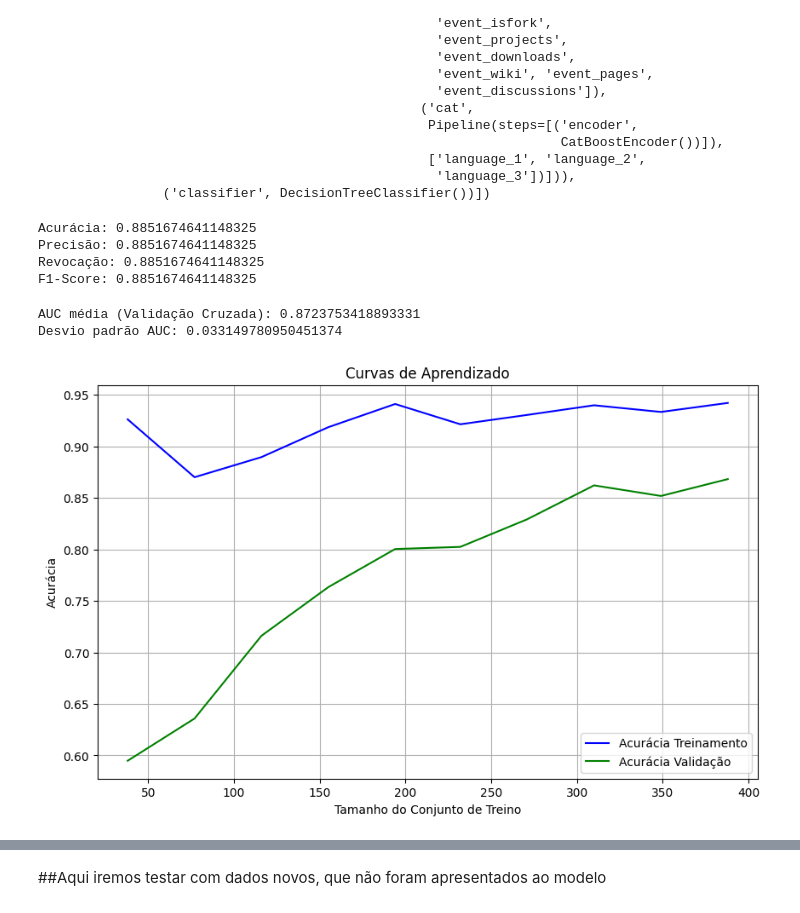
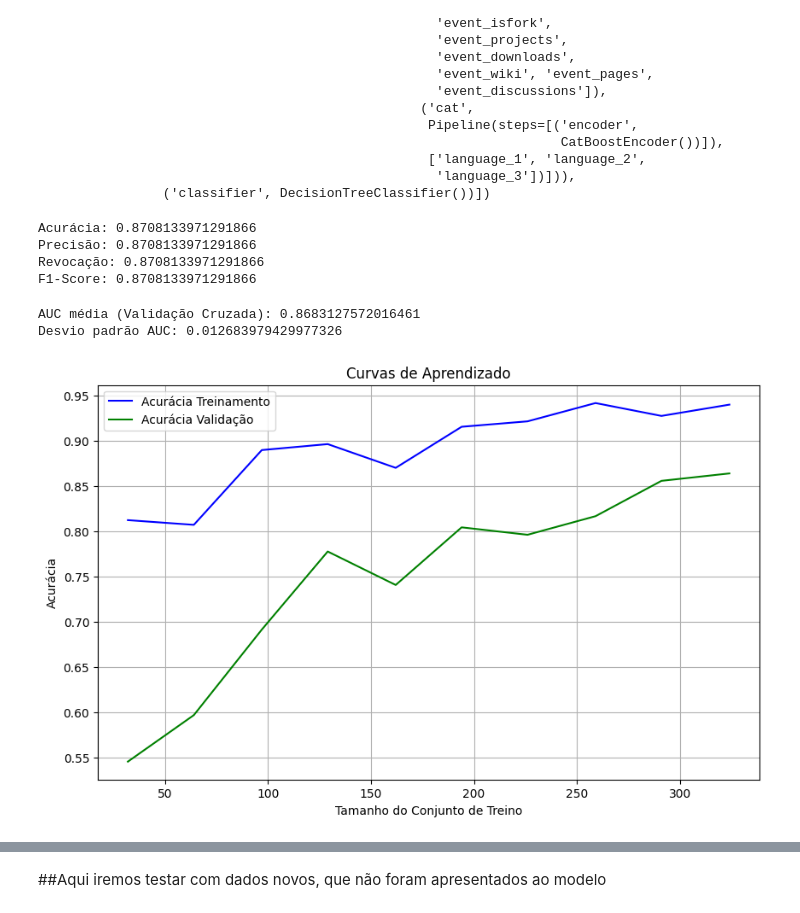
Before and after one commit to RedCanister/TC_GitHub, a Jupyter notebook: TC_Analysis/analysis.ipynb, the cells around one changed output, grey strips where cells are left out. Saved outputs shown, nothing was run; the diff lists cells and outputs as text; code cells hidden in the pictures.

Commit message:
Versão 1.0
Upload do código revisado. Adição de imagens e leve melhora no desempenho dos modelos.

```diff
--- a/TC_Analysis/analysis.ipynb
+++ b/TC_Analysis/analysis.ipynb
@@ -55,0 +30,8 @@ df = pd.read_csv('/content/drive/MyDrive/git_data.csv')
+# %%
+repo_path = os.path.dirname(os.path.abspath(os.getcwd()))
+data2_path = repo_path + r"\TC_Data\git_data2.csv"
+data1_path = repo_path + r"\TC_Data\git_data.csv"
+
+
+df = pd.read_csv(data1_path)
+df
@@ -422,18 +416,18 @@ print("Precisão:", precision)
 print("Revocação:", recall)
 print("F1-Score:", f1)
 # %% [output]
-Acurácia: 0.8851674641148325
-Precisão: 0.8851674641148325
-Revocação: 0.8851674641148325
-F1-Score: 0.8851674641148325
+Acurácia: 0.8708133971291866
+Precisão: 0.8708133971291866
+Revocação: 0.8708133971291866
+F1-Score: 0.8708133971291866
 # %%
 #Validação cruzada novamente
-scores = cross_val_score(pipeline, X_train, y_train, cv=5)
+scores = cross_val_score(pipeline, X_train, y_train, cv=3)
 print("AUC média (Validação Cruzada):", scores.mean())
 print("Desvio padrão AUC:", scores.std())
 # %% [output]
-AUC média (Validação Cruzada): 0.8723753418893331
-Desvio padrão AUC: 0.033149780950451374
+AUC média (Validação Cruzada): 0.8683127572016461
+Desvio padrão AUC: 0.012683979429977326
 # %%
 #Pra nossa surpresa o gráfico de curva de aprendizado estava melhor que o gráfico com os dados balanceados que será mostrado posteriormente.
 def plot_learning_curve(model, X, y, cv=5):
@@ -452,9 +446,9 @@ def plot_learning_curve(model, X, y, cv=5):
     plt.grid()
     plt.show()
 # %%
-plot_learning_curve(pipeline, X_train, y_train, cv=5)
+plot_learning_curve(pipeline, X_train, y_train, cv=3)
 # %% [output]
-[figure, old version]
+[figure, new version]
 # %%
 
 # Extrair o modelo treinado da pipeline
```
Also changed, not shown: parts of 23 cells of this notebook, 6 other files.
